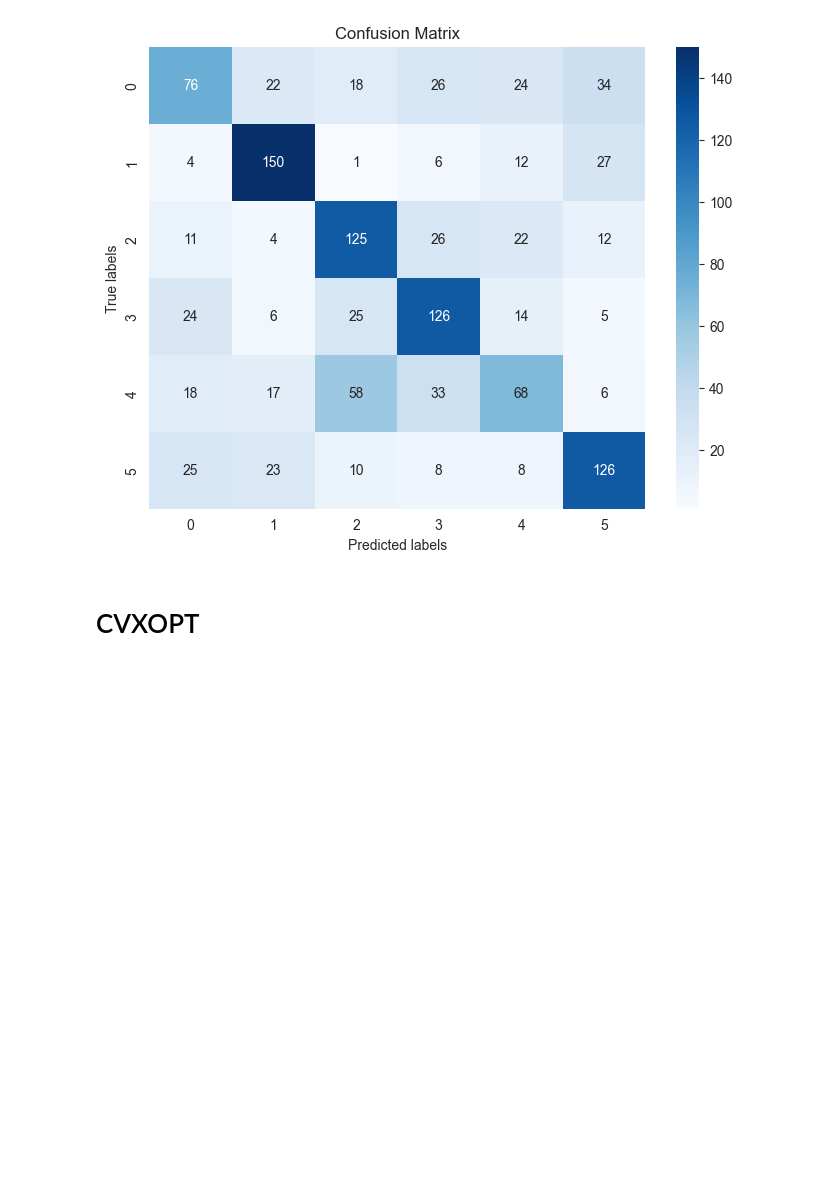
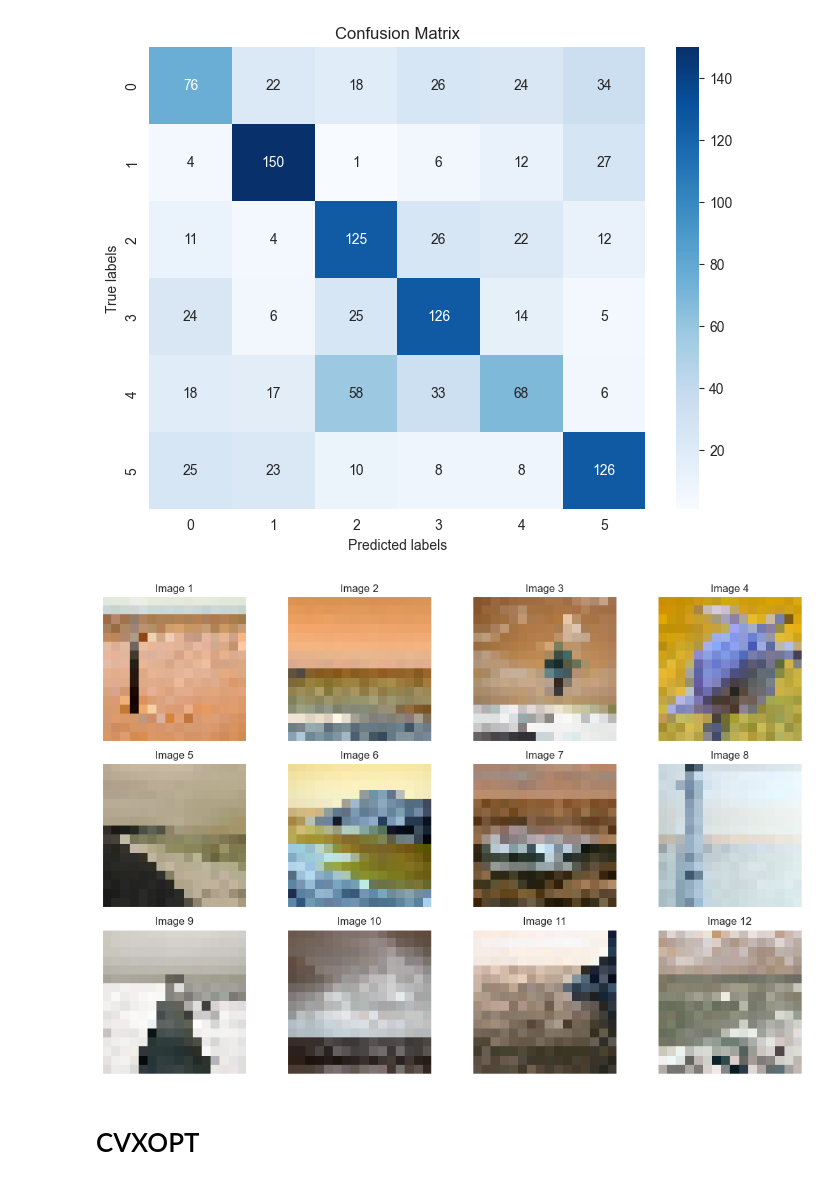
Before and after one commit to hbot07/Machine_Learning_COL774_Assignments, a Jupyter notebook: Assignment 2/q2/Multi-Class Image Classification.ipynb, the cells around one changed output. Drawn from its saved outputs; the diff is of its cells as text; code cells hidden in the pictures; blank space fills up the shorter version.

```diff
--- a/Assignment 2/q2/Multi-Class Image Classification.ipynb
+++ b/Assignment 2/q2/Multi-Class Image Classification.ipynb
@@ -134,6 +134,23 @@ plt.savefig("confusion_matrix libsvm.png")
 plt.show()
 # %% [output]
 [figure]
+# %%
+misclassified_4_2 = X_val_all[(y_val_all == 4) & (y_pred_all == 2)]
+
+# plot the top 12 of these images
+
+fig, axes = plt.subplots(3, 4, figsize=(12, 8))
+for i, ax in enumerate(axes.flat):
+    ax.imshow(misclassified_4_2[i].reshape(16, 16, 3))
+    ax.set_xticks([])
+    ax.set_yticks([])
+    ax.set_title(f"Image {i+1}")
+
+plt.tight_layout()
+plt.savefig("misclassified_4_2.png")
+plt.show()
+# %% [output]
+[figure, added]
 # %% [markdown]
 # CVXOPT
 # %%
```
Also changed, not shown: 7 other files.
